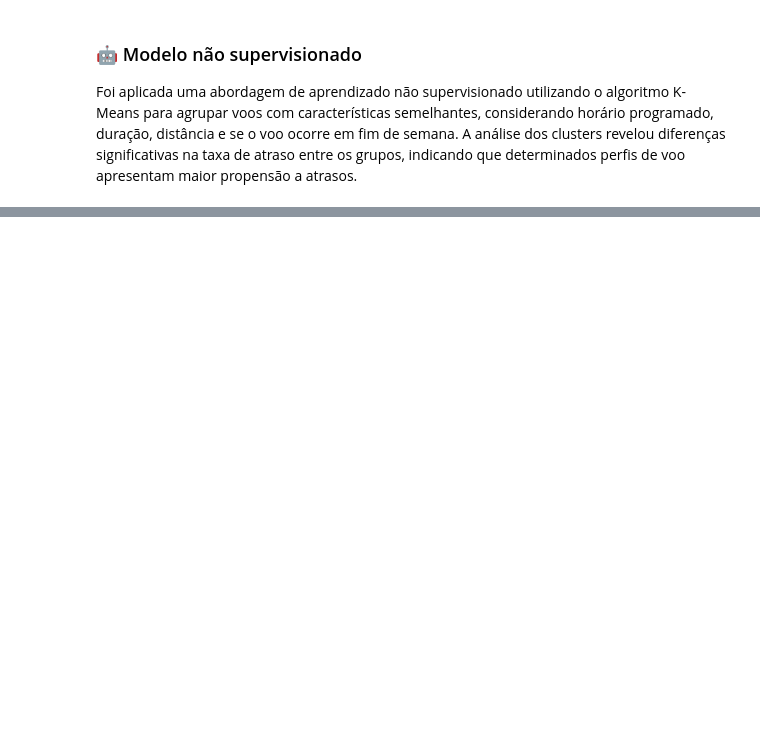
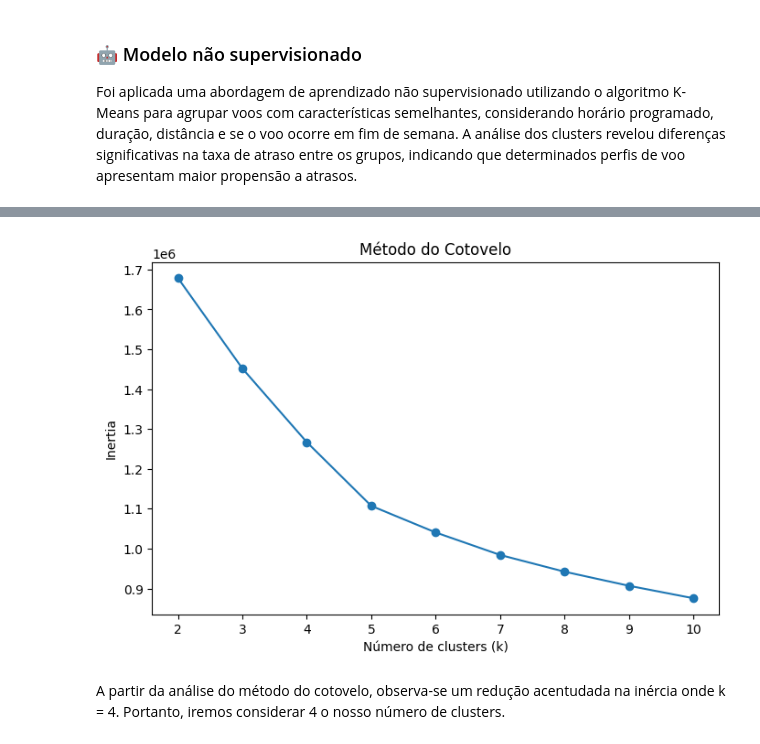
Before and after one commit to anacarolineas/tech-challenge-flights, a Jupyter notebook: analise_atrasos_voos.ipynb, the cells around one changed output, grey strips where cells are left out. Saved outputs shown, nothing was run; the diff lists cells and outputs as text; code cells hidden in the pictures; blank space fills up the shorter version.

```diff
--- a/analise_atrasos_voos.ipynb
+++ b/analise_atrasos_voos.ipynb
@@ -820,47 +851,63 @@ Foi aplicada uma abordagem de aprendizado não supervisionado utilizando o algor
 # %%
+from sklearn.preprocessing import StandardScaler, LabelEncoder
 from sklearn.cluster import KMeans
-from sklearn.preprocessing import StandardScaler
 from sklearn.decomposition import PCA
-import matplotlib.pyplot as plt
+from sklearn.metrics import silhouette_score
 
-df_cluster = df_model_sup.copy()
-
-cluster_features = [
+features = [
+    "MONTH",
+    "DAY_OF_WEEK",
     "SCHEDULED_DEPARTURE",
     "SCHEDULED_TIME",
     "DISTANCE",
-    "WEEKEND"
+    "WEEKEND",
+    "AIRLINE",
+    "ORIGIN_AIRPORT",
+    "DESTINATION_AIRPORT",
+    "SCHEDULED_TIME_SLOT"
 ]
 
-X_cluster = df_cluster[cluster_features].copy()
 
-# Garantir dados numéricos
-X_cluster = X_cluster.apply(pd.to_numeric, errors="coerce")
-X_cluster.dropna(inplace=True)
+df_model = df_model_sup[features].copy()
 
-# Padronização
+categorical_cols = [
+    "AIRLINE",
+    "ORIGIN_AIRPORT",
+    "DESTINATION_AIRPORT",
+    "SCHEDULED_TIME_SLOT"
+]
+
+le = LabelEncoder()
+
+for col in categorical_cols:
+    df_model[col] = le.fit_transform(df_model[col].astype(str))
+
+df_model["SCHEDULED_HOUR"] = df_model["SCHEDULED_DEPARTURE"] // 100
+df_model.drop(columns=["SCHEDULED_DEPARTURE"], inplace=True)
+
 scaler = StandardScaler()
-X_cluster_scaled = scaler.fit_transform(X_cluster)
+X_scaled = scaler.fit_transform(df_model)
 
-# KMeans
-kmeans = KMeans(
-    n_clusters=4,
-    random_state=42,
-    n_init=10
-)
+sample_idx = np.random.choice(len(X_scaled), size=200_000, replace=False)
+X_sample = X_scaled[sample_idx]
 
-clusters = kmeans.fit_predict(X_cluster_scaled)
+inertia = []
+K = range(2, 11)
 
-# Alinhar índices
-df_cluster = df_cluster.loc[X_cluster.index]
-df_cluster["CLUSTER"] = clusters
+for k in K:
+    kmeans = KMeans(
+        n_clusters=k,
+        random_state=42,
+        n_init=10
+    )
+    kmeans.fit(X_sample)
+    inertia.append(kmeans.inertia_)
 
-# Quantidade de voos por cluster
-print(df_cluster["CLUSTER"].value_counts())
-
-# Taxa média de atraso por cluster
-print(df_cluster.groupby("CLUSTER")["DELAYED"].mean())
-
-# Perfil médio dos clusters
-print(df_cluster.groupby("CLUSTER")[cluster_features].mean())
+# Gráfico cotovelo
+plt.figure(figsize=(8,5))
+plt.plot(K, inertia, marker='o')
+plt.xlabel("Número de clusters (k)")
+plt.ylabel("Inertia")
+plt.title("Método do Cotovelo")
+plt.show()
 # %% [output]
@@ -884,0 +914,3 @@ CLUSTER
+[figure, added]
+# %% [markdown]
+A partir da análise do método do cotovelo, observa-se um redução acentudada na inércia onde k = 4. Portanto, iremos considerar 4 o nosso número de clusters.
```
Also changed, not shown: parts of 20 cells of this notebook.
